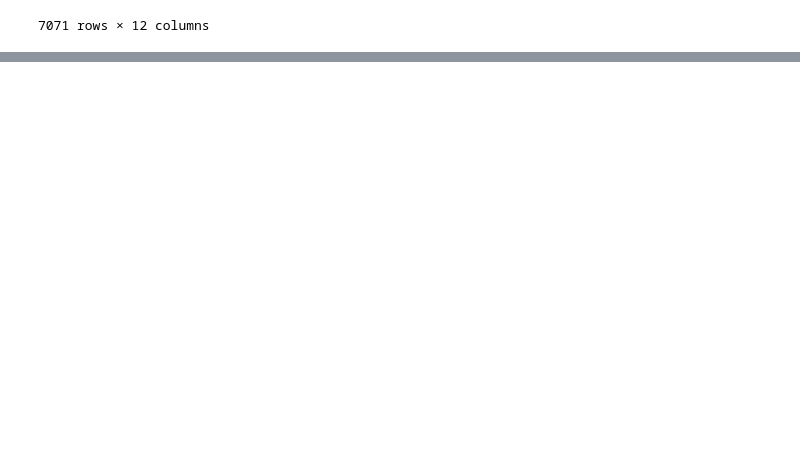
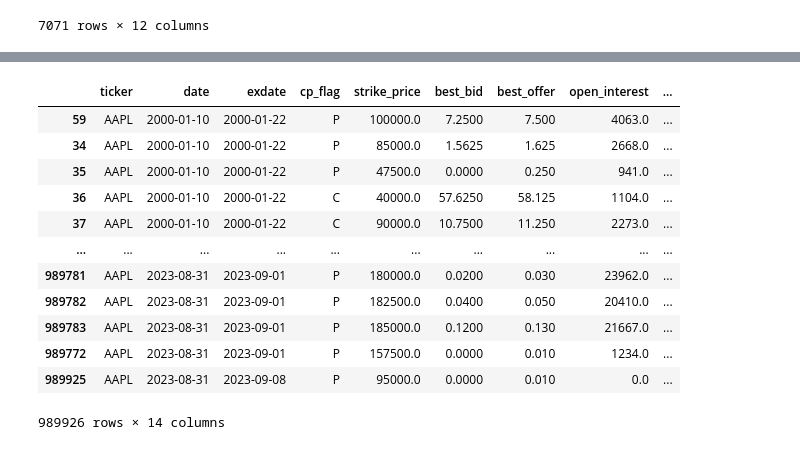
Before and after one commit to siruiliu-code/GARCH-X-Volatility-Modelling-with-Equity-Options-Trading, a Jupyter notebook: data/data_extraction.ipynb, the cells around one changed output, grey strips where cells are left out. Drawn from its saved outputs; the diff is of its cells as text; code cells hidden in the pictures; blank space fills up the shorter version.

Commit message:
feat: generated options data

```diff
--- a/data/data_extraction.ipynb
+++ b/data/data_extraction.ipynb
@@ -173,0 +388,18 @@ db.raw_sql(
+# %%
+with pd.HDFStore("all_options_data.h5") as store:
+    df_aapl = store['AAPL']  # Load specific ticker's data
+df_aapl
+# %% [output]
+|  | ticker | date | exdate | cp_flag | strike_price | best_bid | best_offer | open_interest | ... |
+| 59 | AAPL | 2000-01-10 | 2000-01-22 | P | 100000.0 | 7.2500 | 7.500 | 4063.0 | ... |
+| 34 | AAPL | 2000-01-10 | 2000-01-22 | P | 85000.0 | 1.5625 | 1.625 | 2668.0 | ... |
+| 35 | AAPL | 2000-01-10 | 2000-01-22 | P | 47500.0 | 0.0000 | 0.250 | 941.0 | ... |
+| 36 | AAPL | 2000-01-10 | 2000-01-22 | C | 40000.0 | 57.6250 | 58.125 | 1104.0 | ... |
+| 37 | AAPL | 2000-01-10 | 2000-01-22 | C | 90000.0 | 10.7500 | 11.250 | 2273.0 | ... |
+| ... | ... | ... | ... | ... | ... | ... | ... | ... | ... |
+| 989781 | AAPL | 2023-08-31 | 2023-09-01 | P | 180000.0 | 0.0200 | 0.030 | 23962.0 | ... |
+| 989782 | AAPL | 2023-08-31 | 2023-09-01 | P | 182500.0 | 0.0400 | 0.050 | 20410.0 | ... |
+| 989783 | AAPL | 2023-08-31 | 2023-09-01 | P | 185000.0 | 0.1200 | 0.130 | 21667.0 | ... |
+| 989772 | AAPL | 2023-08-31 | 2023-09-01 | P | 157500.0 | 0.0000 | 0.010 | 1234.0 | ... |
+| 989925 | AAPL | 2023-08-31 | 2023-09-08 | P | 95000.0 | 0.0000 | 0.010 | 0.0 | ... |
+989926 rows × 14 columns
```
Also changed, not shown: parts of 5 cells of this notebook.
